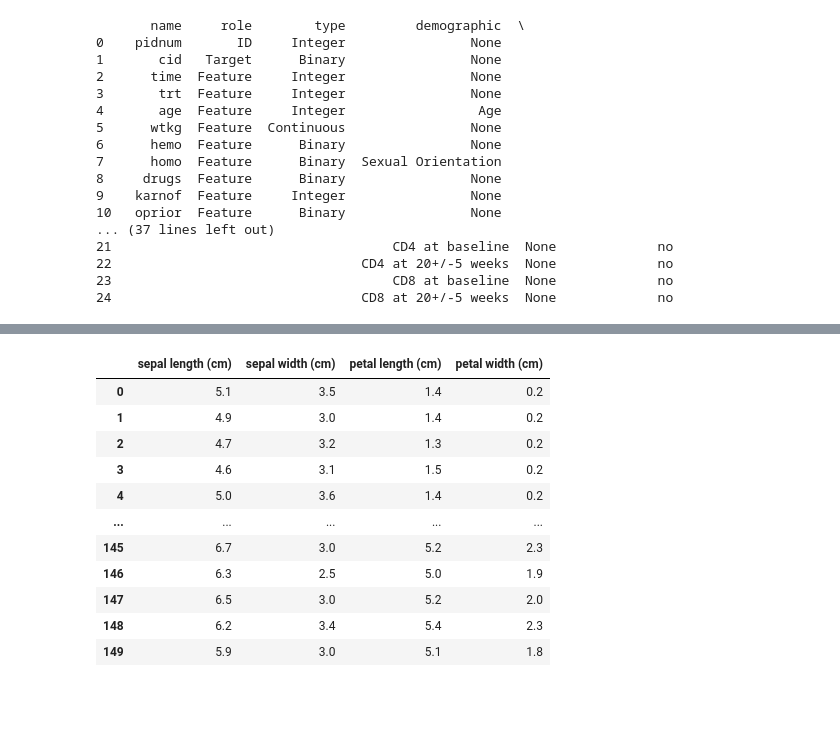
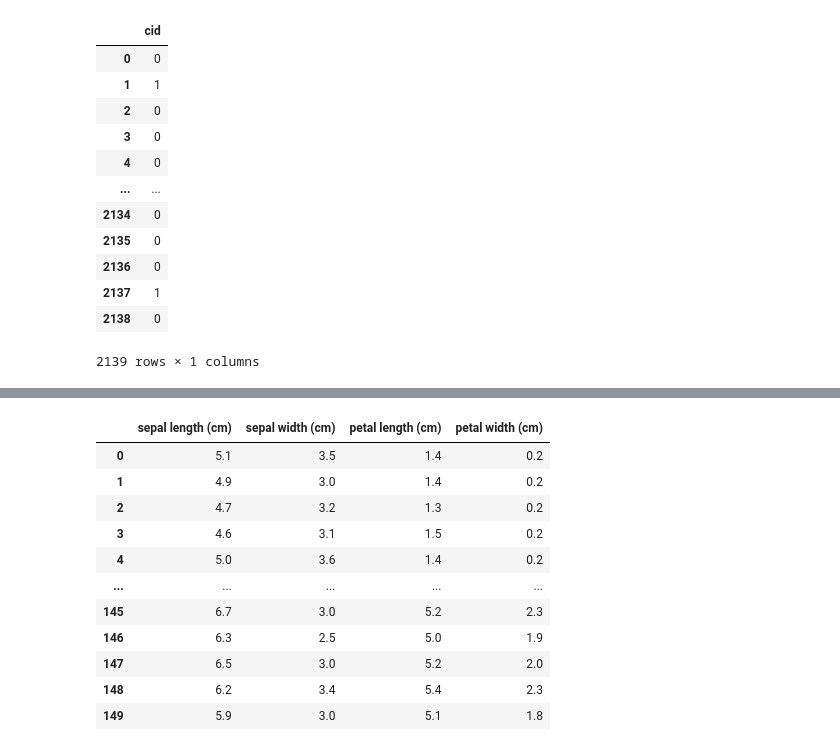
Before and after one commit to riaqliu/implementations, a Jupyter notebook: shapley/new_shap/new_shap.ipynb, the cells around one changed output, grey strips where cells are left out. Drawn from its saved outputs; the diff is of its cells as text; code cells hidden in the pictures; blank space fills up the shorter version.

```diff
--- a/shapley/new_shap/new_shap.ipynb
+++ b/shapley/new_shap/new_shap.ipynb
@@ -15,33 +15,29 @@ shap.initjs()
 # %%
 from ucimlrepo import fetch_ucirepo
 
 # fetch dataset
 aids_clinical_trials_group_study_175 = fetch_ucirepo(id=890)
 
 # data (as pandas dataframes)
 X = aids_clinical_trials_group_study_175.data.features
 y = aids_clinical_trials_group_study_175.data.targets
 
 # metadata
 # print(aids_clinical_trials_group_study_175.metadata)
 
 # variable information
-print(aids_clinical_trials_group_study_175.feature_names)
+y
 # %% [output]
+|  | cid |
+| 0 | 0 |
+| 1 | 1 |
+| 2 | 0 |
+| 3 | 0 |
+| 4 | 0 |
+| ... | ... |
+| 2134 | 0 |
+| 2135 | 0 |
+| 2136 | 0 |
+| 2137 | 1 |
+| 2138 | 0 |
-       name     role        type         demographic  \
-0    pidnum       ID     Integer                None
-1       cid   Target      Binary                None
-2      time  Feature     Integer                None
-3       trt  Feature     Integer                None
-4       age  Feature     Integer                 Age
-5      wtkg  Feature  Continuous                None
-6      hemo  Feature      Binary                None
-7      homo  Feature      Binary  Sexual Orientation
-8     drugs  Feature      Binary                None
-9    karnof  Feature     Integer                None
-10   oprior  Feature      Binary                None
-... (37 lines left out)
-21                                    CD4 at baseline  None             no
-22                                CD4 at 20+/-5 weeks  None             no
-23                                    CD8 at baseline  None             no
-24                                CD8 at 20+/-5 weeks  None             no
+2139 rows × 1 columns
```
Also changed, not shown: parts of 5 cells of this notebook, 8 other files.
